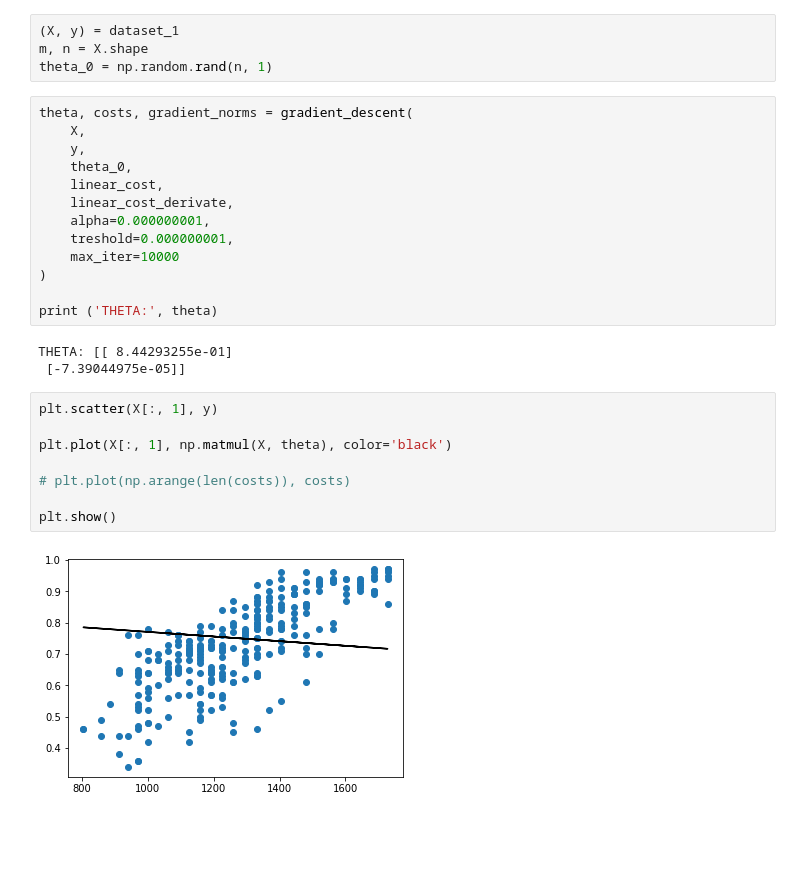
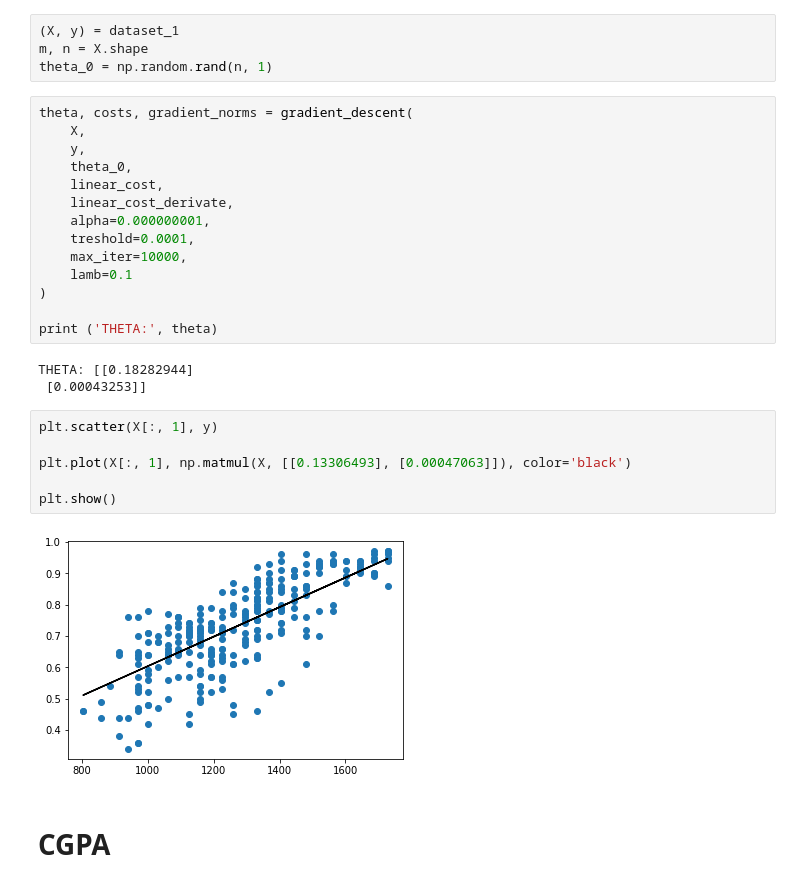
Before and after one commit to sam17332/labAI, a Jupyter notebook: HDT1.ipynb, the cells around one changed output. Cells and saved outputs as stored; diff of their text form; blank space fills up the shorter version.

```diff
--- a/HDT1.ipynb
+++ b/HDT1.ipynb
@@ -186,21 +185,22 @@ theta, costs, gradient_norms = gradient_descent(
     linear_cost,
     linear_cost_derivate,
     alpha=0.000000001,
-    treshold=0.000000001,
-    max_iter=10000
+    treshold=0.0001,
+    max_iter=10000,
+    lamb=0.1
 )
 
 print ('THETA:', theta)
 # %% [output]
-THETA: [[ 8.44293255e-01]
- [-7.39044975e-05]]
+THETA: [[0.18282944]
+ [0.00043253]]
 # %%
 plt.scatter(X[:, 1], y)
 
-plt.plot(X[:, 1], np.matmul(X, theta), color='black')
-
-# plt.plot(np.arange(len(costs)), costs)
+plt.plot(X[:, 1], np.matmul(X, [[0.13306493], [0.00047063]]), color='black')
 
 plt.show()
 # %% [output]
-[figure, old version]
+[figure, new version]
+# %% [markdown]
+# CGPA
```
Also changed, not shown: parts of 29 cells of this notebook.
